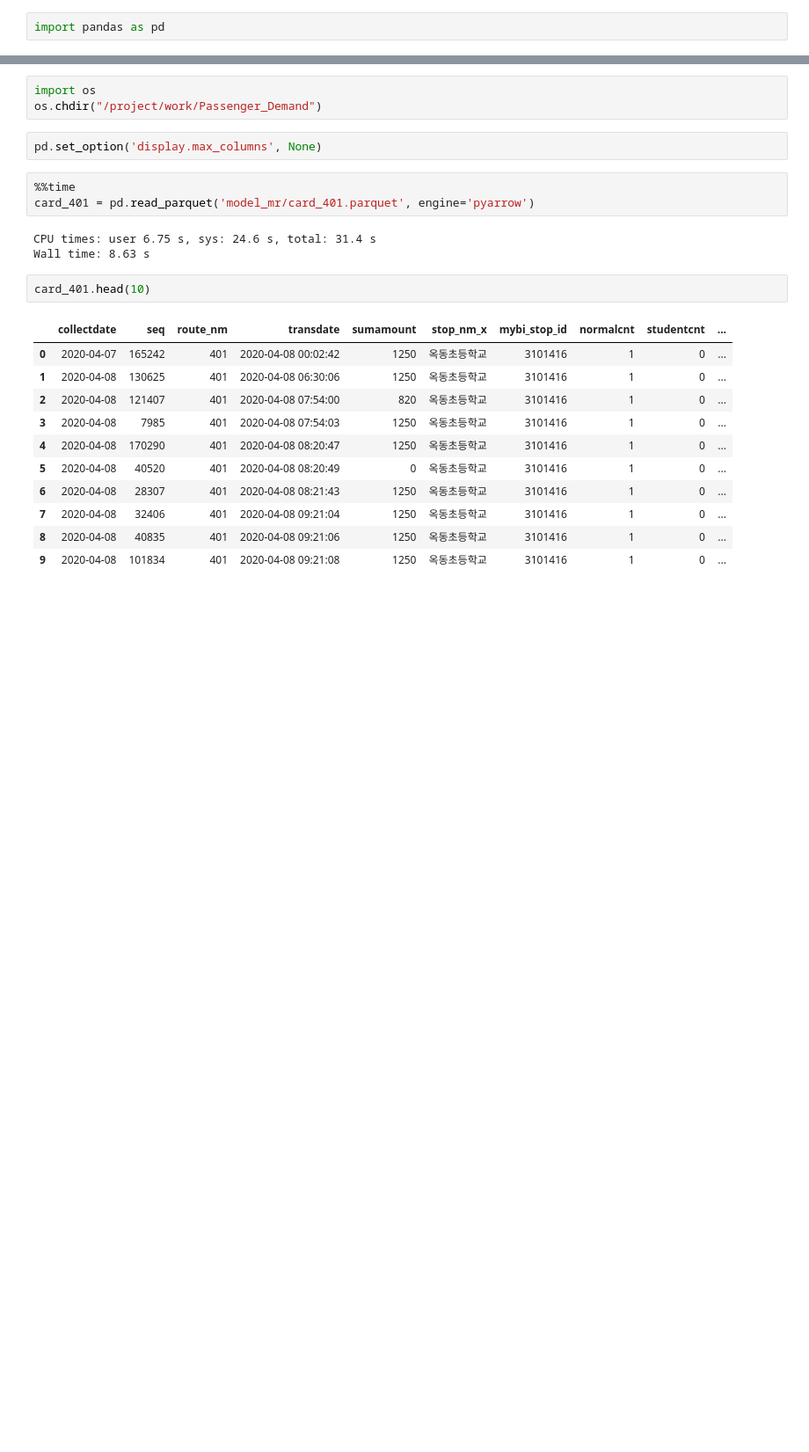
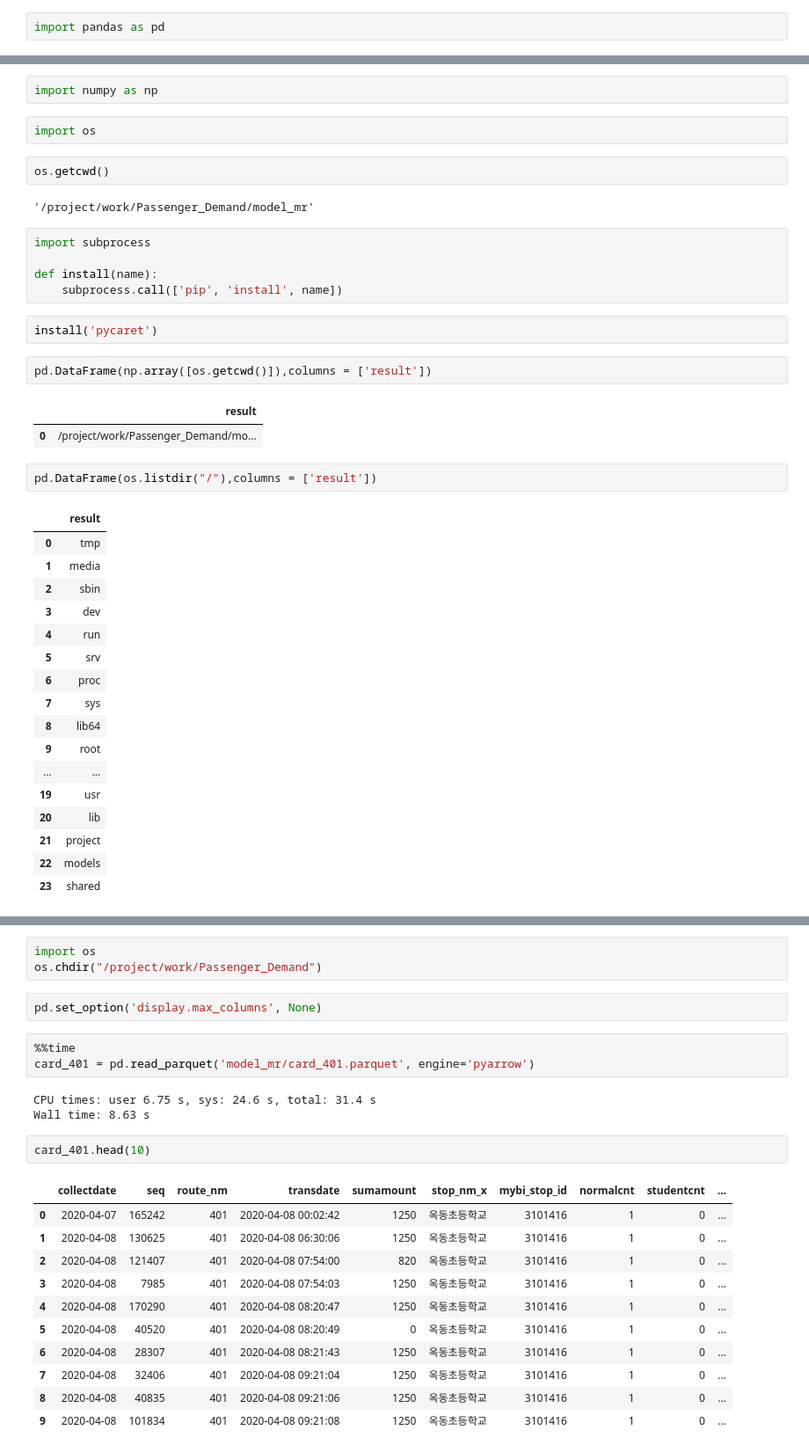
Before and after one commit to Goodmytoy/Passenger_Demand, a Jupyter notebook: model_mr/Untitled.ipynb, the cells around one changed output, grey strips where cells are left out. Shown at 88% size. Cells and saved outputs as stored; diff of their text form; blank space fills up the shorter version.

```diff
--- a/model_mr/Untitled.ipynb
+++ b/model_mr/Untitled.ipynb
@@ -2,0 +25,40 @@ import pandas as pd
+# %%
+import numpy as np
+# %%
+import os
+# %%
+os.getcwd()
+# %% [output]
+'/project/work/Passenger_Demand/model_mr'
+# %%
+import subprocess
+
+def install(name):
+    subprocess.call(['pip', 'install', name])
+# %%
+install('pycaret')
+# %%
+pd.DataFrame(np.array([os.getcwd()]),columns = ['result'])
+# %% [output]
+|  | result |
+| 0 | /project/work/Passenger_Demand/mo... |
+# %%
+pd.DataFrame(os.listdir("/"),columns = ['result'])
+# %% [output]
+|  | result |
+| 0 | tmp |
+| 1 | media |
+| 2 | sbin |
+| 3 | dev |
+| 4 | run |
+| 5 | srv |
+| 6 | proc |
+| 7 | sys |
+| 8 | lib64 |
+| 9 | root |
+| ... | ... |
+| 19 | usr |
+| 20 | lib |
+| 21 | project |
+| 22 | models |
+| 23 | shared |
```
Also changed, not shown: parts of 3 cells of this notebook, 1 other file.
